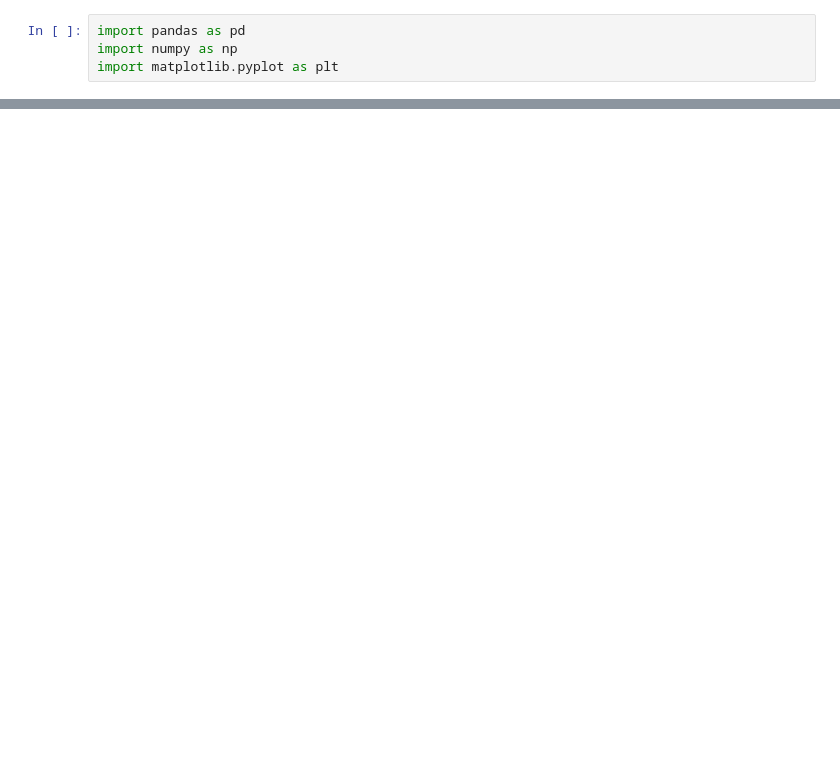
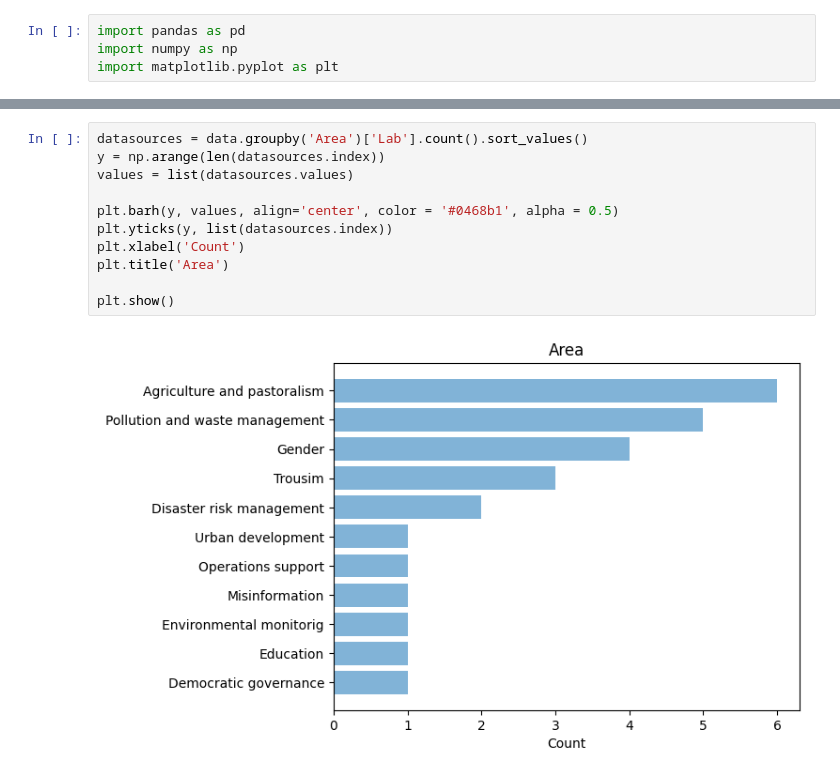
Before and after one commit to UNDP-Accelerator-Labs/AI-map, a Jupyter notebook: notebooks/descriptive_analysis.ipynb, the cells around one changed output, grey strips where cells are left out. Cells and saved outputs as stored; diff of their text form; blank space fills up the shorter version.

```diff
--- a/notebooks/descriptive_analysis.ipynb
+++ b/notebooks/descriptive_analysis.ipynb
@@ -27,0 +41,13 @@ plt.show()
+# %%
+datasources = data.groupby('Area')['Lab'].count().sort_values()
+y = np.arange(len(datasources.index))
+values = list(datasources.values)
+
+plt.barh(y, values, align='center', color = '#0468b1', alpha = 0.5)
+plt.yticks(y, list(datasources.index))
+plt.xlabel('Count')
+plt.title('Area')
+
+plt.show()
+# %% [output]
+[figure, added]
```
Also changed, not shown: parts of 2 cells of this notebook, 3 other files.
